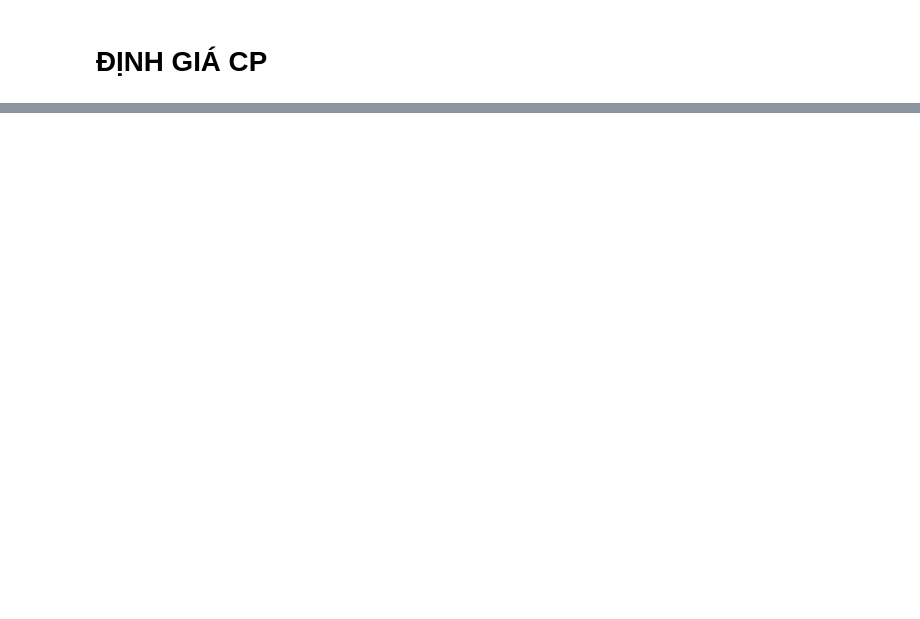
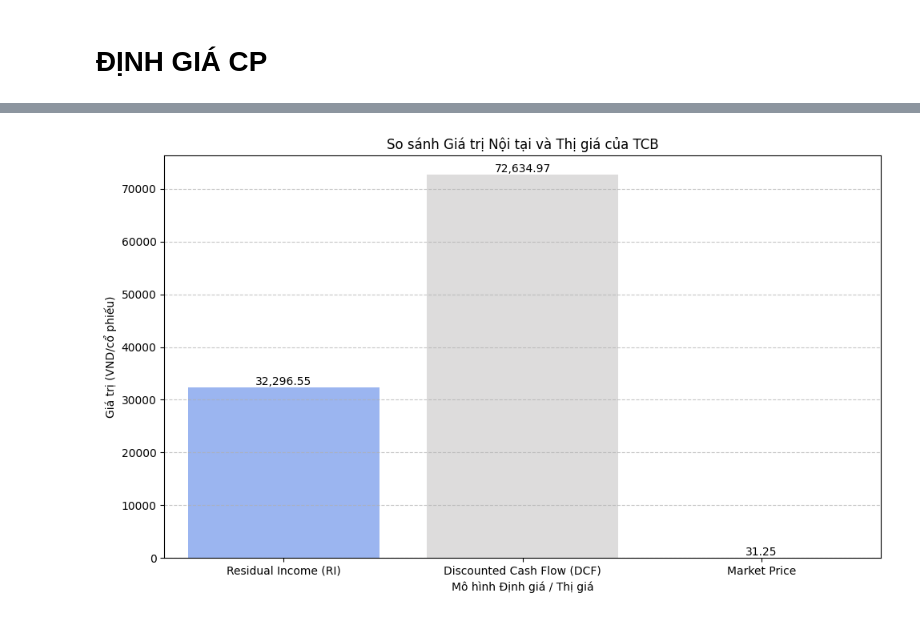
Before and after one commit to Tuanajax/Note_Everthing, a Jupyter notebook: Untitled0.ipynb, the cells around one changed output, grey strips where cells are left out. Cells and saved outputs as stored; diff of their text form; code cells hidden in the pictures; blank space fills up the shorter version.

```diff
--- a/Untitled0.ipynb
+++ b/Untitled0.ipynb
@@ -361,0 +877,26 @@ finance.ratio(period='year')
+# %%
+import matplotlib.pyplot as plt
+import seaborn as sns
+
+# Create a DataFrame for plotting, including the market price
+valuation_comparison = pd.DataFrame({
+    'Model': ['Residual Income (RI)', 'Discounted Cash Flow (DCF)', 'Market Price'],
+    'Intrinsic Value (VND)': [intrinsic_value_ri, intrinsic_value, current_price_tcb]
+})
+
+plt.figure(figsize=(10, 6))
+sns.barplot(x='Model', y='Intrinsic Value (VND)', data=valuation_comparison, palette='coolwarm', hue='Model', legend=False)
+plt.title('So sánh Giá trị Nội tại và Thị giá của TCB')
+plt.xlabel('Mô hình Định giá / Thị giá')
+plt.ylabel('Giá trị (VND/cổ phiếu)')
+plt.ticklabel_format(style='plain', axis='y')
+plt.grid(axis='y', linestyle='--', alpha=0.7)
+
+# Add value labels on top of the bars
+for index, row in valuation_comparison.iterrows():
+    plt.text(index, row['Intrinsic Value (VND)'], f'{row["Intrinsic Value (VND)"]:,.2f}', color='black', ha="center", va="bottom")
+
+plt.tight_layout()
+plt.show()
+# %% [output]
+[figure, added]
```
Also changed, not shown: parts of 56 cells of this notebook.
